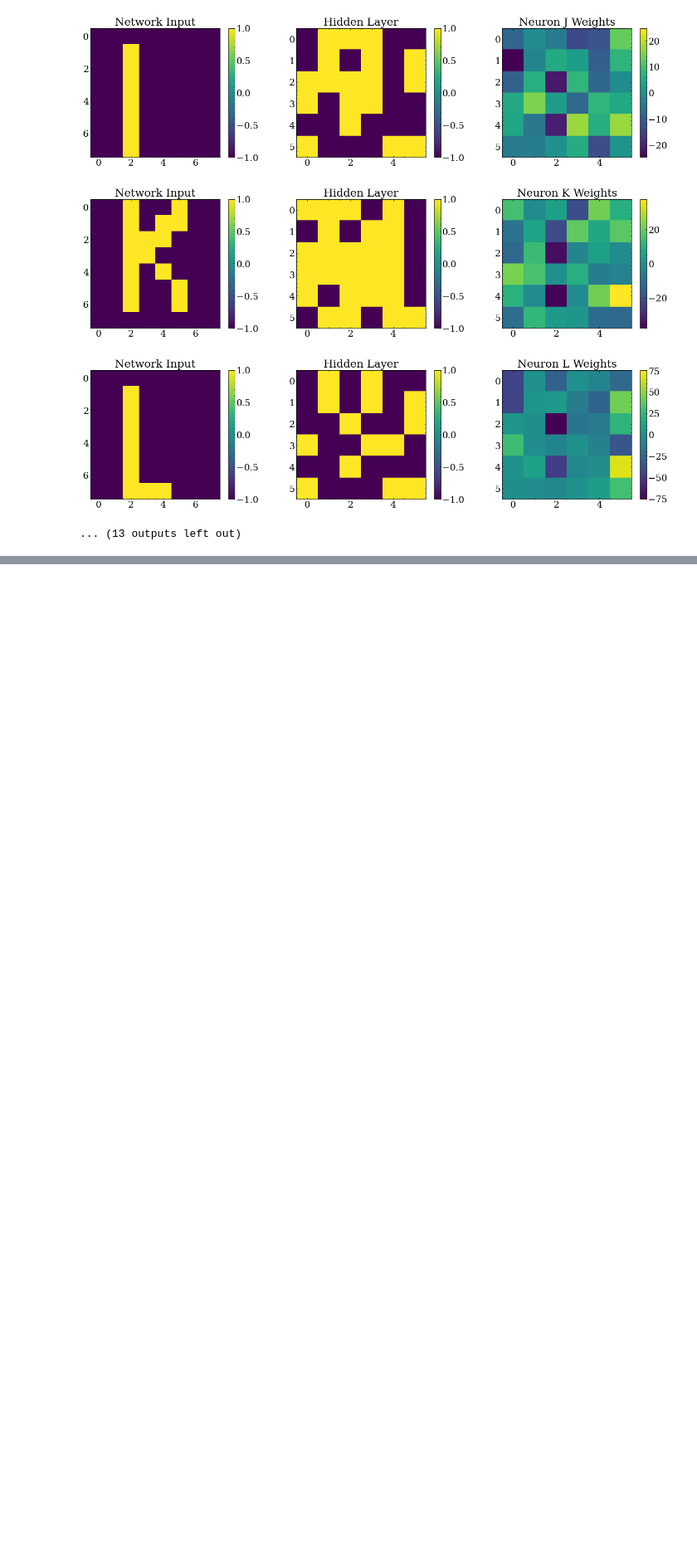
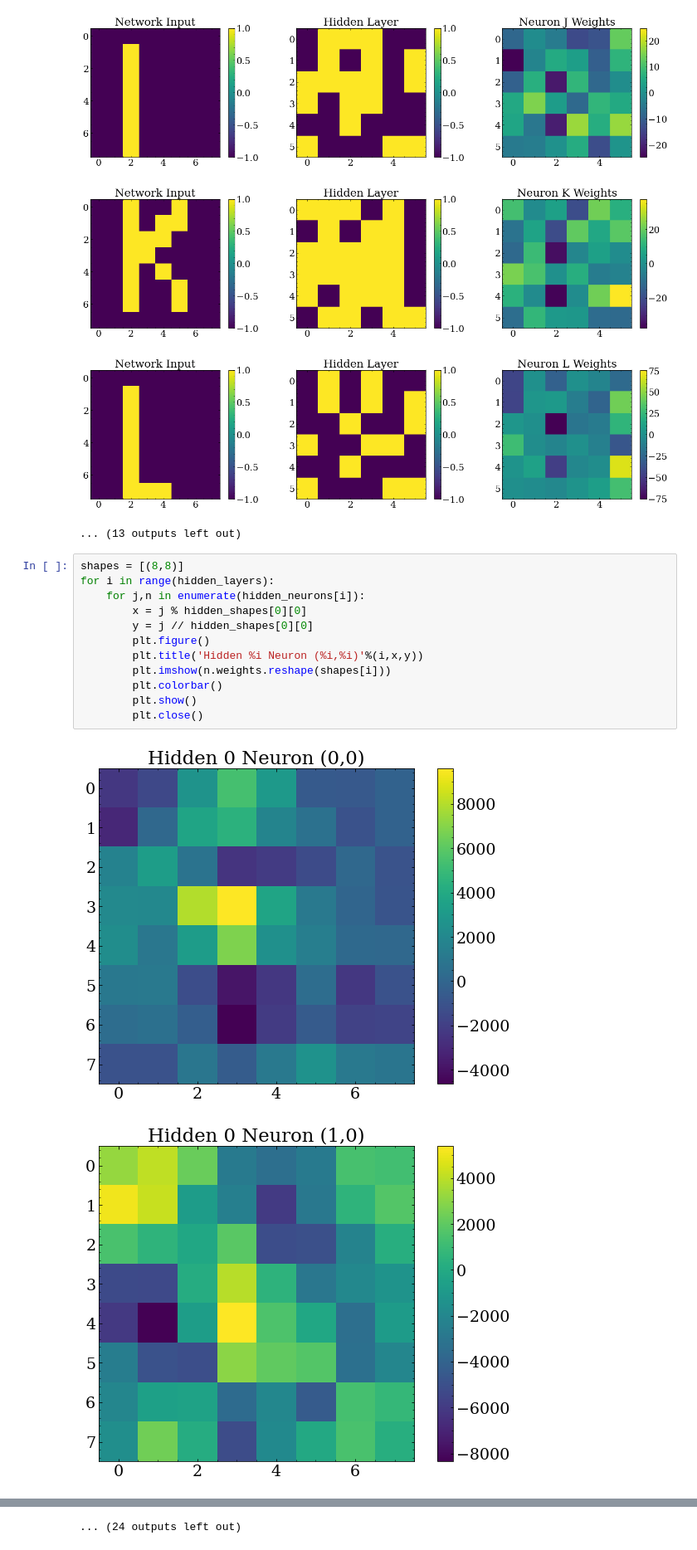
Before and after one commit to BenLand100/binarynetwork, a Jupyter notebook: OCR_single.ipynb, the cells around one changed output, grey strips where cells are left out. Shown at 83% size. Cells and saved outputs as stored; diff of their text form; blank space fills up the shorter version.

```diff
--- a/OCR_single.ipynb
+++ b/OCR_single.ipynb
@@ -139,3 +139,18 @@ for i,iout in enumerate(s.outputs):
 [figure]
 [figure]
 ... (13 outputs left out)
+# %%
+shapes = [(8,8)]
+for i in range(hidden_layers):
+    for j,n in enumerate(hidden_neurons[i]):
+        x = j % hidden_shapes[0][0]
+        y = j // hidden_shapes[0][0]
+        plt.figure()
+        plt.title('Hidden %i Neuron (%i,%i)'%(i,x,y))
+        plt.imshow(n.weights.reshape(shapes[i]))
+        plt.colorbar()
+        plt.show()
+        plt.close()
+# %% [output]
+[figure, added]
+[figure, added]
@@ -141,0 +167 @@ for i,iout in enumerate(s.outputs):
+... (24 outputs left out)
```
Also changed, not shown: parts of 1 cell of this notebook, 2 other files.
